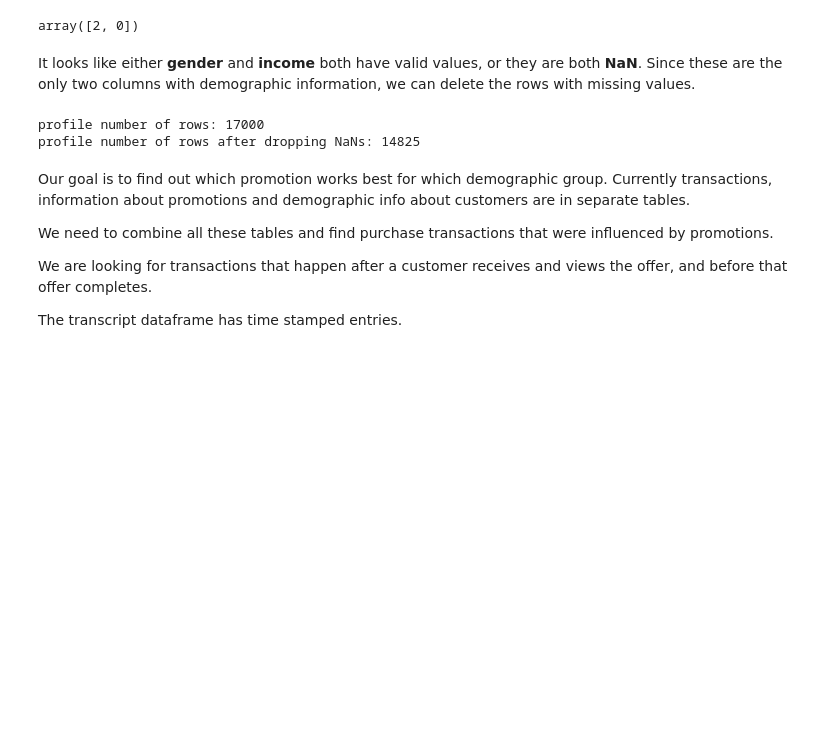
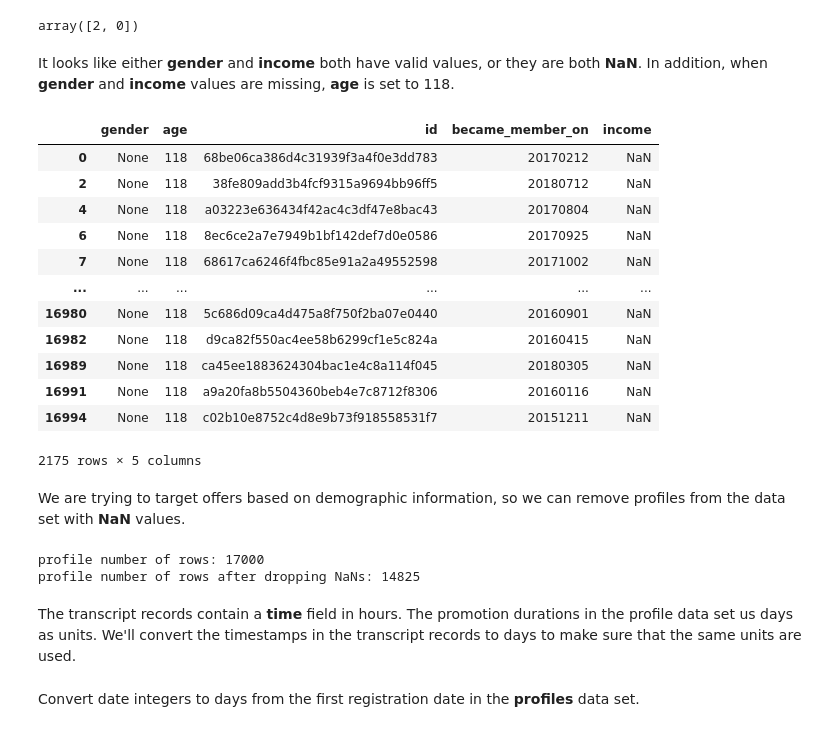
Before and after one commit to lajos/starbucks-capstone-project, a Jupyter notebook: Starbucks_Capstone_notebook.ipynb, the cells around one changed output. Saved outputs shown, nothing was run; the diff lists cells and outputs as text; code cells hidden in the pictures; blank space fills up the shorter version.

```diff
--- a/Starbucks_Capstone_notebook.ipynb
+++ b/Starbucks_Capstone_notebook.ipynb
@@ -202,5 +204,23 @@ sum_gender_income_isna.unique()
 # %% [output]
 array([2, 0])
 # %% [markdown]
-It looks like either **gender** and **income** both have valid values, or they are both **NaN**. Since these are the only two columns with demographic information, we can delete the rows with missing values.
+It looks like either **gender** and **income** both have valid values, or they are both **NaN**. In addition, when **gender** and **income** values are missing, **age** is set to 118.
+# %%
+profile[profile['gender'].isna()]
+# %% [output]
+|  | gender | age | id | became_member_on | income |
+| 0 | None | 118 | 68be06ca386d4c31939f3a4f0e3dd783 | 20170212 | NaN |
+| 2 | None | 118 | 38fe809add3b4fcf9315a9694bb96ff5 | 20180712 | NaN |
+| 4 | None | 118 | a03223e636434f42ac4c3df47e8bac43 | 20170804 | NaN |
+| 6 | None | 118 | 8ec6ce2a7e7949b1bf142def7d0e0586 | 20170925 | NaN |
+| 7 | None | 118 | 68617ca6246f4fbc85e91a2a49552598 | 20171002 | NaN |
+| ... | ... | ... | ... | ... | ... |
+| 16980 | None | 118 | 5c686d09ca4d475a8f750f2ba07e0440 | 20160901 | NaN |
+| 16982 | None | 118 | d9ca82f550ac4ee58b6299cf1e5c824a | 20160415 | NaN |
+| 16989 | None | 118 | ca45ee1883624304bac1e4c8a114f045 | 20180305 | NaN |
+| 16991 | None | 118 | a9a20fa8b5504360beb4e7c8712f8306 | 20160116 | NaN |
+| 16994 | None | 118 | c02b10e8752c4d8e9b73f918558531f7 | 20151211 | NaN |
+2175 rows × 5 columns
+# %% [markdown]
+We are trying to target offers based on demographic information, so we can remove profiles from the data set with **NaN** values.
 # %%
@@ -211,11 +232,5 @@ print(f'profile number of rows after dropping NaNs: {profile_clean.shape[0]}')
 # %% [output]
 profile number of rows: 17000
 profile number of rows after dropping NaNs: 14825
-# %% [markdown]
-Our goal is to find out which promotion works best for which demographic group. Currently transactions, information about promotions and demographic info about customers are in separate tables.
-
-We need to combine all these tables and find purchase transactions that were influenced by promotions.
-
-We are looking for transactions that happen after a customer receives and views the offer, and before that offer completes.
-
-The transcript dataframe has time stamped entries.
+# %% [markdown]
+The transcript records contain a **time** field in hours. The promotion durations in the profile data set us days as units. We'll convert the timestamps in the transcript records to days to make sure that the same units are used.
@@ -221,0 +241,2 @@ The transcript dataframe has time stamped entries.
+# %% [markdown]
+Convert date integers to days from the first registration date in the **profiles** data set.
```
Also changed, not shown: parts of 22 cells of this notebook, 1 other file.
